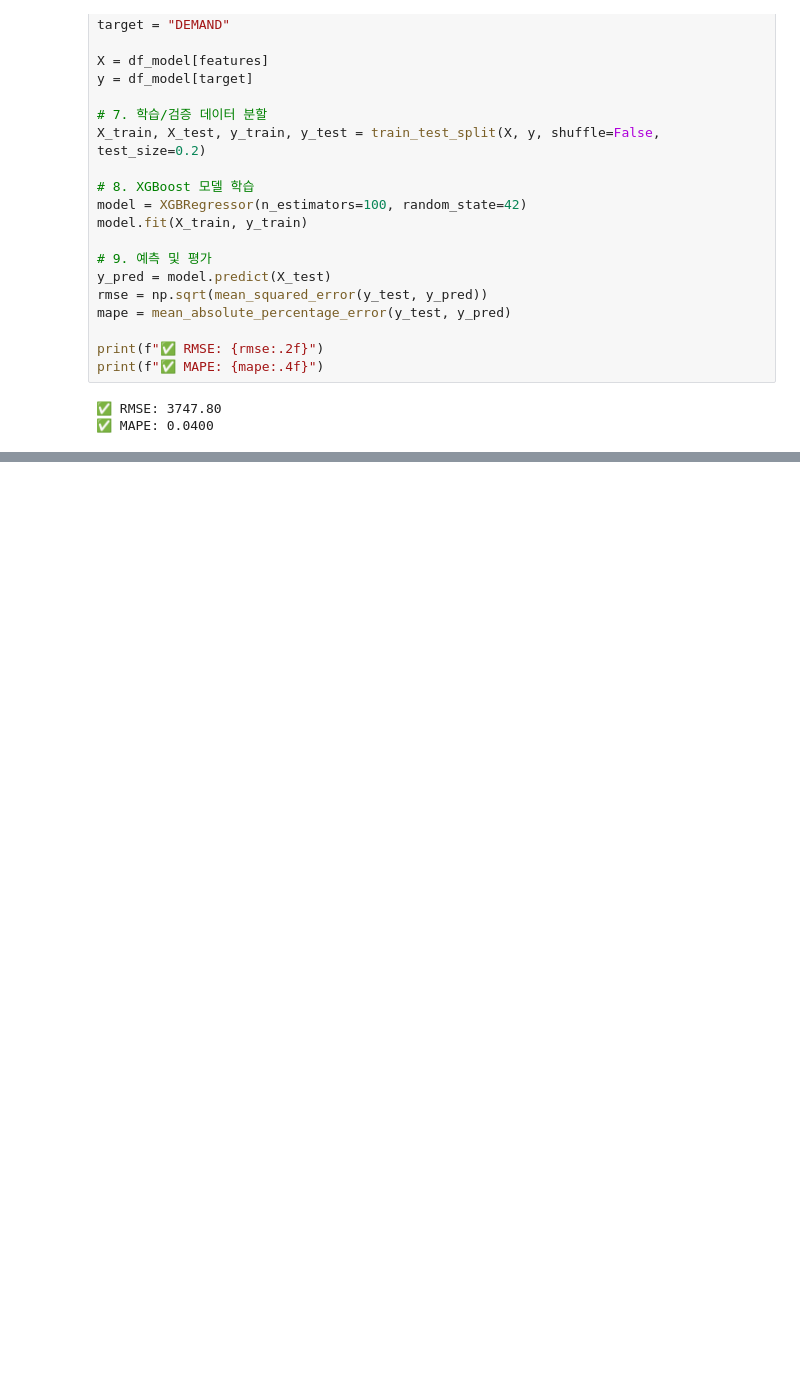
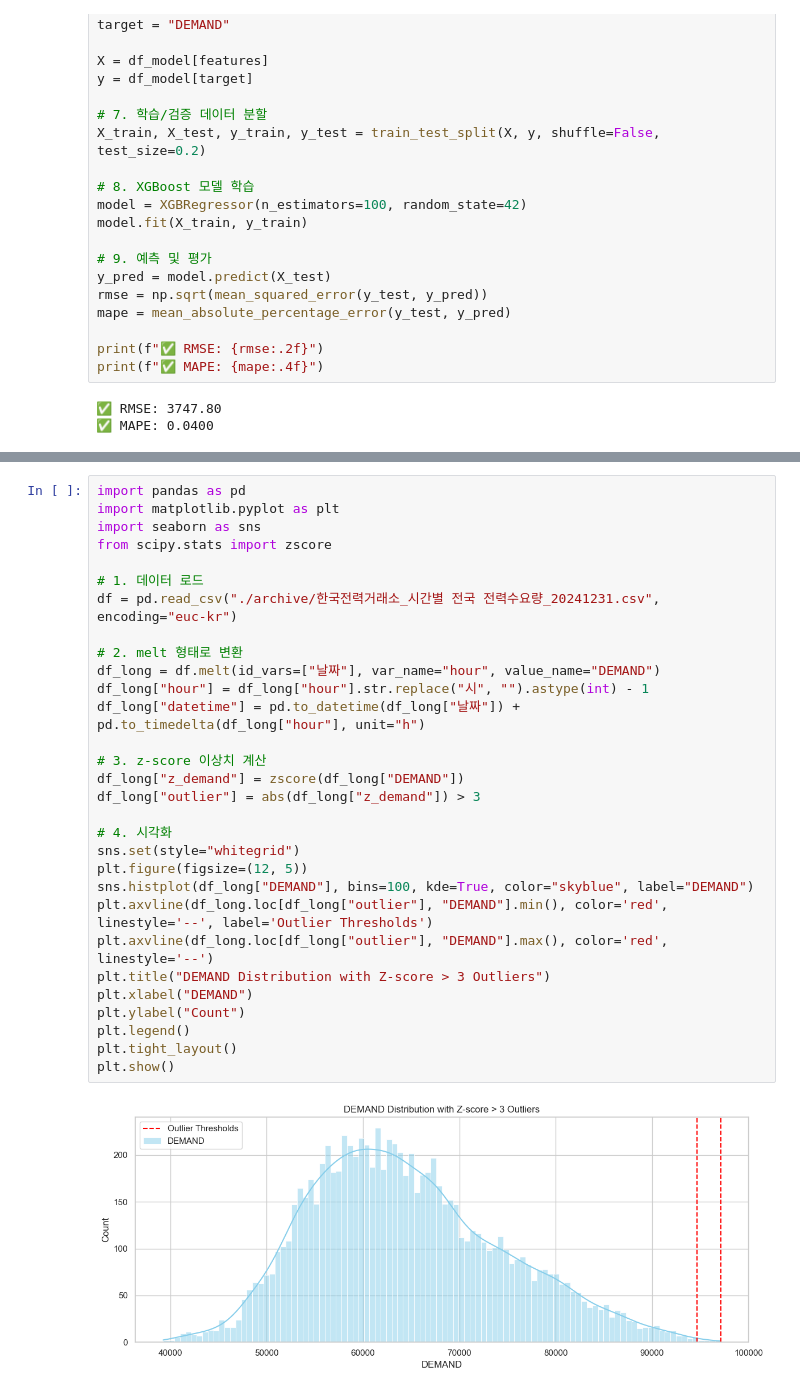
Before and after one commit to jeonjunhyeokk/LoadForeCasting_ML, a Jupyter notebook: LFC_v3.ipynb, the cells around one changed output, grey strips where cells are left out. Saved outputs shown, nothing was run; the diff lists cells and outputs as text; blank space fills up the shorter version.

Commit message:
한전데이터 z score 2,3 기준 비교

```diff
--- a/LFC_v3.ipynb
+++ b/LFC_v3.ipynb
@@ -135,0 +178,32 @@ plt.show()
+# %%
+import pandas as pd
+import matplotlib.pyplot as plt
+import seaborn as sns
+from scipy.stats import zscore
+
+# 1. 데이터 로드
+df = pd.read_csv("./archive/한국전력거래소_시간별 전국 전력수요량_20241231.csv", encoding="euc-kr")
+
+# 2. melt 형태로 변환
+df_long = df.melt(id_vars=["날짜"], var_name="hour", value_name="DEMAND")
+df_long["hour"] = df_long["hour"].str.replace("시", "").astype(int) - 1
+df_long["datetime"] = pd.to_datetime(df_long["날짜"]) + pd.to_timedelta(df_long["hour"], unit="h")
+
+# 3. z-score 이상치 계산
+df_long["z_demand"] = zscore(df_long["DEMAND"])
+df_long["outlier"] = abs(df_long["z_demand"]) > 3
+
+# 4. 시각화
+sns.set(style="whitegrid")
+plt.figure(figsize=(12, 5))
+sns.histplot(df_long["DEMAND"], bins=100, kde=True, color="skyblue", label="DEMAND")
+plt.axvline(df_long.loc[df_long["outlier"], "DEMAND"].min(), color='red', linestyle='--', label='Outlier Thresholds')
+plt.axvline(df_long.loc[df_long["outlier"], "DEMAND"].max(), color='red', linestyle='--')
+plt.title("DEMAND Distribution with Z-score > 3 Outliers")
+plt.xlabel("DEMAND")
+plt.ylabel("Count")
+plt.legend()
+plt.tight_layout()
+plt.show()
+# %% [output]
+[figure, added]
```
Also changed, not shown: parts of 6 cells of this notebook.
